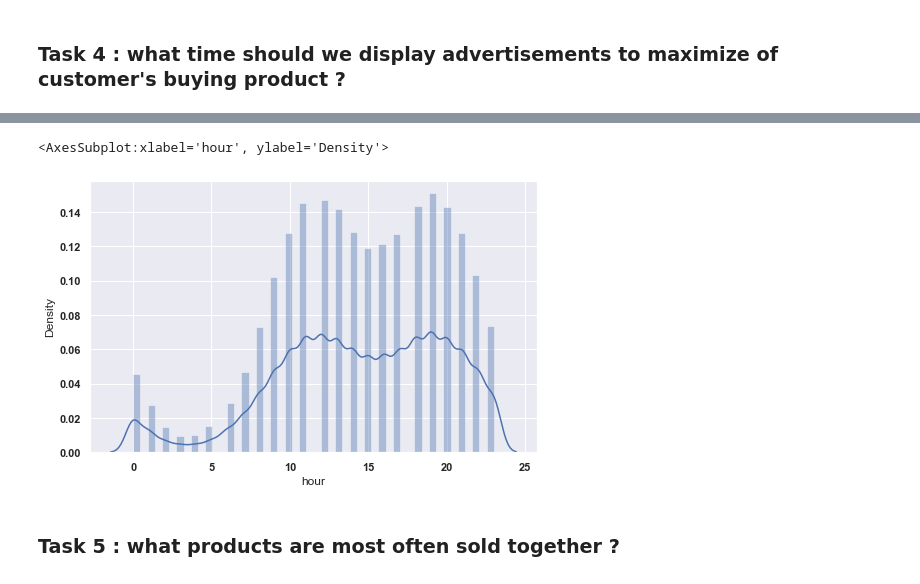
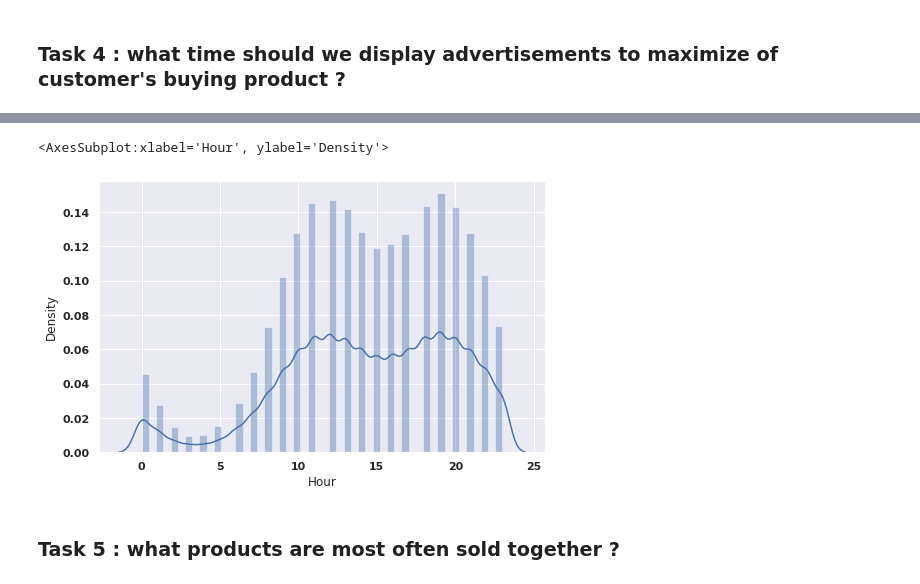
Before and after one commit to MohamedWaelAlsayed/Finance_Project, a Jupyter notebook: Sales-Problem.ipynb, the cells around one changed output, grey strips where cells are left out. Saved outputs shown, nothing was run; the diff lists cells and outputs as text; code cells hidden in the pictures.

```diff
--- a/Sales-Problem.ipynb
+++ b/Sales-Problem.ipynb
@@ -56,2 +165,2 @@ df['Order Date'] = pd.to_datetime(df['Order Date'])
 # %%
-df['month'] = df['Order Date'].apply(lambda x : x.month)
+# df['month'] = df['Order Date'].apply(lambda x : x.month)
@@ -57,0 +171,3 @@ df['month'] = df['Order Date'].apply(lambda x : x.month)
+# %%
+df["month"] = df["Order Date"].dt.month
+df["month"]
@@ -91,2 +304,2 @@ plt.bar(sales.index , sales.values)
 # %%
-df['city'] = df['Purchase Address'].apply(lambda x : x.split(',')[-2]+' '+ x.split(',')[-1].split(' ')[-2])
+df['city'] = df['Purchase Address'].apply(lambda x : x.split(',')[1]+' '+ x.split(',')[-1].split(' ')[-2])
@@ -111,0 +347,3 @@ df.head()
+# %%
+df["Hour"] = df["Order Date"].dt.hour
+time = df["Hour"].value_counts(sort=True, ascending=False)
@@ -112,8 +354,8 @@ df.head()
 # %%
-sns.distplot(df['hour'])
+sns.distplot(df["Hour"])
 # %% [output]
-<AxesSubplot:xlabel='hour', ylabel='Density'>
+<AxesSubplot:xlabel='Hour', ylabel='Density'>
-[figure, old version]
+[figure, new version]
 # %% [markdown]
 ### Task 5 : what products are most often sold together ?
 # %%
```
Also changed, not shown: parts of 33 cells of this notebook.
